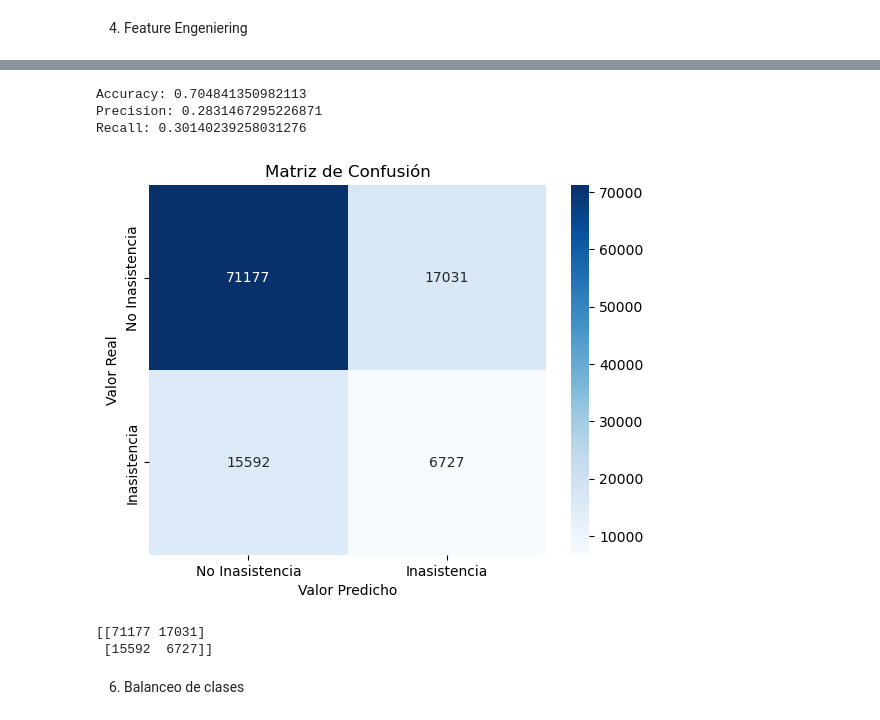
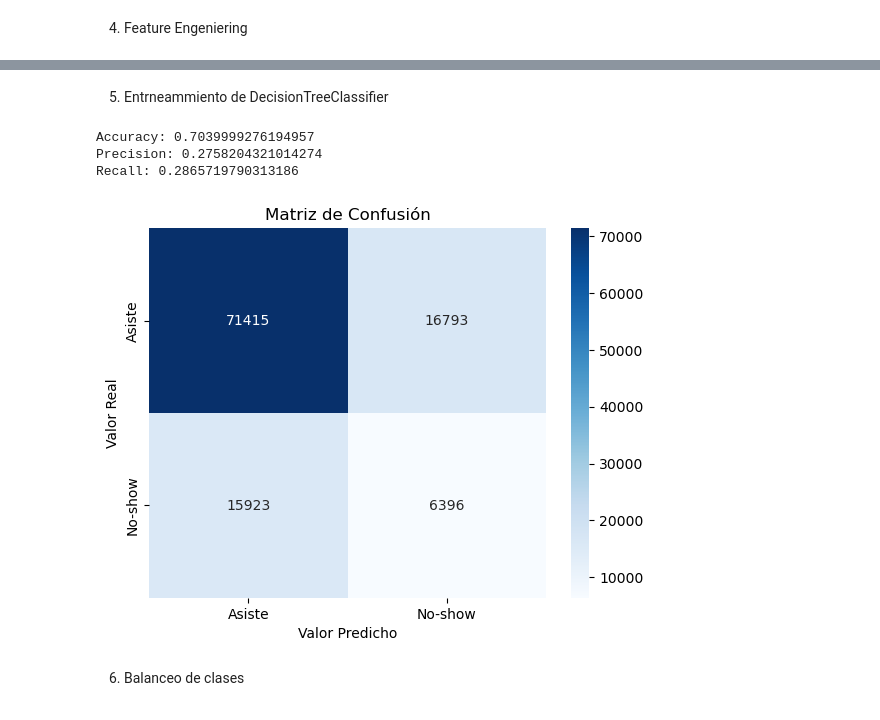
Before and after one commit to SValduezaL/TFM-Master-IA-INESDI, a Jupyter notebook: BBDD Kaagle/predicción_ inasistencia_v1.ipynb, the cells around one changed output, grey strips where cells are left out. Drawn from its saved outputs; the diff is of its cells as text; code cells hidden in the pictures.

```diff
--- a/BBDD Kaagle/predicción_ inasistencia_v1.ipynb
+++ b/BBDD Kaagle/predicción_ inasistencia_v1.ipynb
@@ -157,43 +175,40 @@ dtype: object
+# %% [markdown]
+5. Entrneammiento de DecisionTreeClassifier
 # %%
-#  Se define la variable objetivo y las variables predictoras
+# Se define la variable objetivo y las variables predictoras
 X = medical_appointments_transformed.drop('No-show', axis=1)
 y = medical_appointments_transformed['No-show']
 
-# Crear una instancia de DecisionTreeRegressor
-reg_tree = DecisionTreeRegressor()
+# Crear una instancia de DecisionTreeClassifier
+clf_tree = DecisionTreeClassifier()
 
-# Se realiza la validación cruzada
-y_pred = cross_val_predict(reg_tree, X, y, cv=5)
-
+# Se realiza la validación cruzada para obtener predicciones para todo el conjunto de datos
+y_pred = cross_val_predict(clf_tree, X, y, cv=5)
 
 # Se crea una matriz de confusión
 confusion_mat = confusion_matrix(y, y_pred)
-labels = ['No Inasistencia', 'Inasistencia']
+labels = ['Asiste', 'No-show']
 sns.heatmap(confusion_mat, annot=True, fmt='d', cmap='Blues', xticklabels=labels, yticklabels=labels)
 
 # Configuración del gráfico
 plt.title('Matriz de Confusión')
 plt.xlabel('Valor Predicho')
 plt.ylabel('Valor Real')
 
 # Se calculan las métricas de evaluación
 accuracy = accuracy_score(y, y_pred)
-precision = precision_score(y, y_pred)
-recall = recall_score(y, y_pred)
+precision = precision_score(y, y_pred, pos_label=1)
+recall = recall_score(y, y_pred, pos_label=1)
 
 print("Accuracy:", accuracy)
 print("Precision:", precision)
 print("Recall:", recall)
 plt.show()
-confusion_mat = confusion_matrix(y, y_pred)
-print(confusion_mat)
 # %% [output]
-Accuracy: 0.704841350982113
-Precision: 0.2831467295226871
-Recall: 0.30140239258031276
+Accuracy: 0.7039999276194957
+Precision: 0.2758204321014274
+Recall: 0.2865719790313186
-[figure, old version]
+[figure, new version]
-[[71177 17031]
- [15592  6727]]
 # %% [markdown]
 6. Balanceo de clases
 # %%
```
Also changed, not shown: parts of 11 cells of this notebook.
